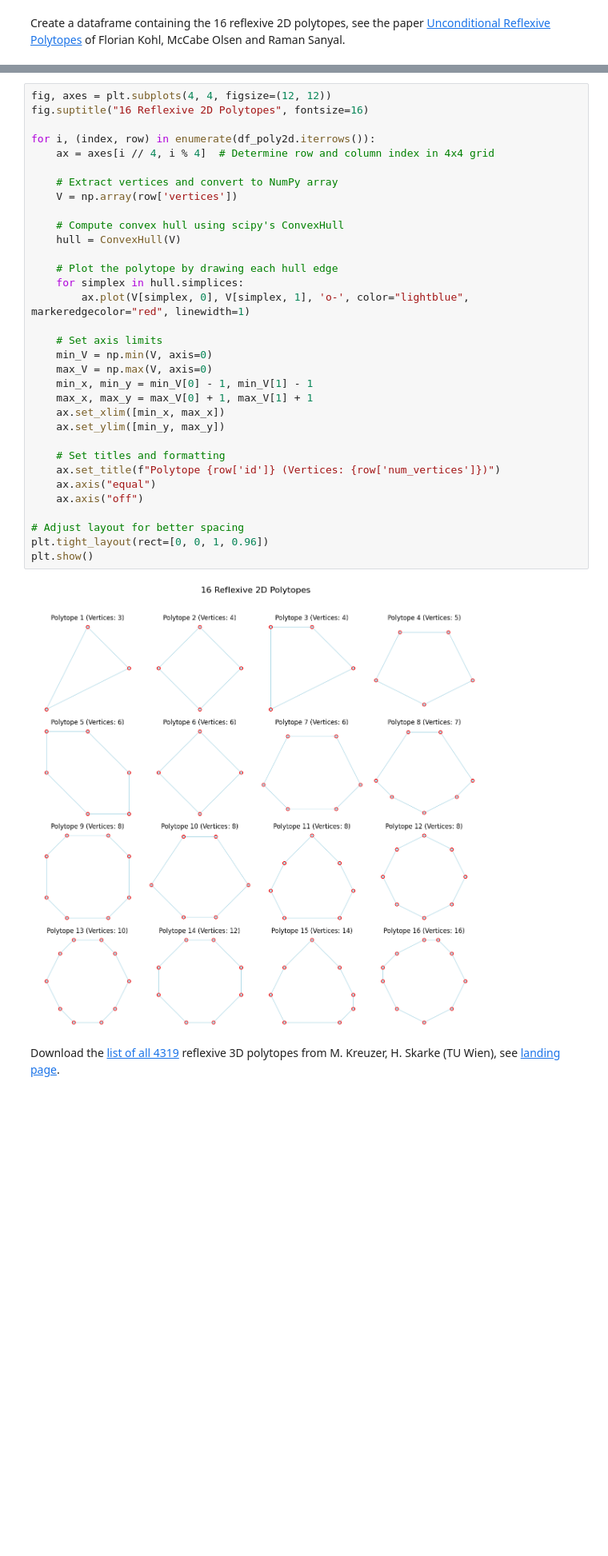
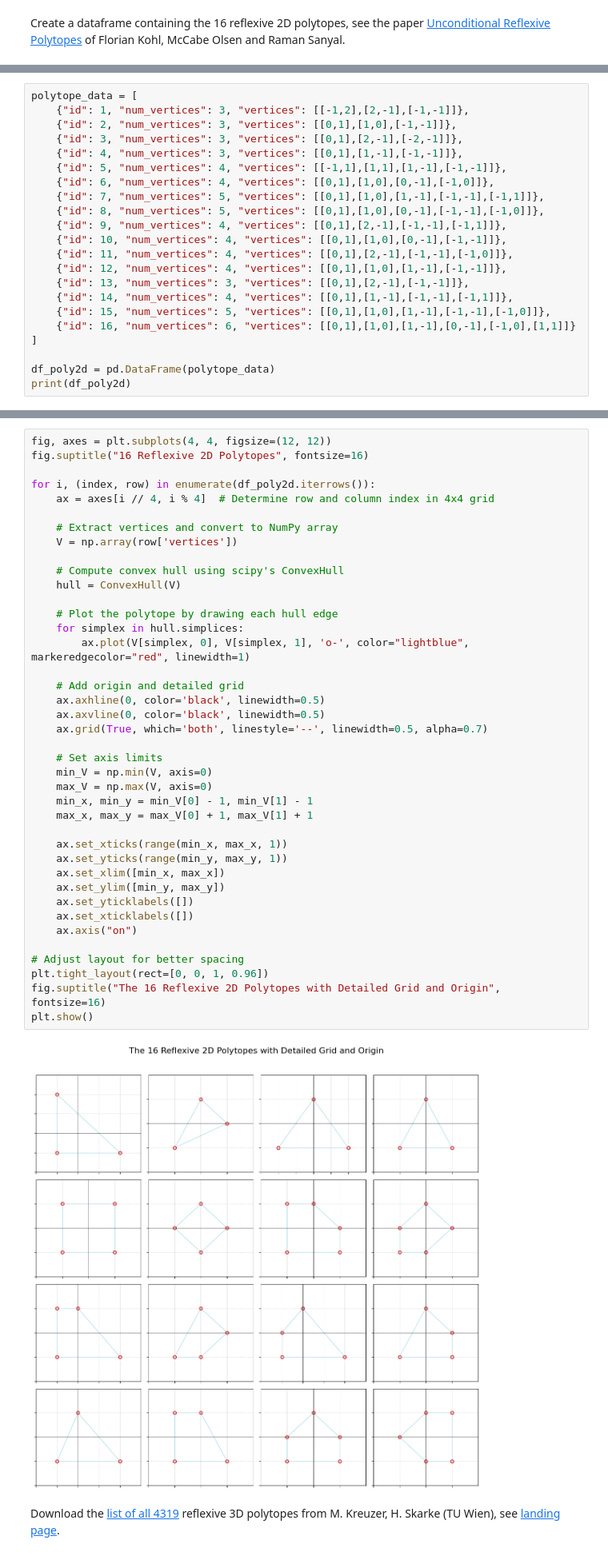
Before and after one commit to Sultanow/polytopes, a Jupyter notebook: python/notebooks/distribution_per_vertexcount.ipynb, the cells around one changed output, grey strips where cells are left out. Shown at 80% size. Drawn from its saved outputs; the diff is of its cells as text; blank space fills up the shorter version.

```diff
--- a/python/notebooks/distribution_per_vertexcount.ipynb
+++ b/python/notebooks/distribution_per_vertexcount.ipynb
@@ -86,0 +47,22 @@ print(df_poly2d)
+# %%
+polytope_data = [
+    {"id": 1, "num_vertices": 3, "vertices": [[-1,2],[2,-1],[-1,-1]]},
+    {"id": 2, "num_vertices": 3, "vertices": [[0,1],[1,0],[-1,-1]]},
+    {"id": 3, "num_vertices": 3, "vertices": [[0,1],[2,-1],[-2,-1]]},
+    {"id": 4, "num_vertices": 3, "vertices": [[0,1],[1,-1],[-1,-1]]},
+    {"id": 5, "num_vertices": 4, "vertices": [[-1,1],[1,1],[1,-1],[-1,-1]]},
+    {"id": 6, "num_vertices": 4, "vertices": [[0,1],[1,0],[0,-1],[-1,0]]},
+    {"id": 7, "num_vertices": 5, "vertices": [[0,1],[1,0],[1,-1],[-1,-1],[-1,1]]},
+    {"id": 8, "num_vertices": 5, "vertices": [[0,1],[1,0],[0,-1],[-1,-1],[-1,0]]},
+    {"id": 9, "num_vertices": 4, "vertices": [[0,1],[2,-1],[-1,-1],[-1,1]]},
+    {"id": 10, "num_vertices": 4, "vertices": [[0,1],[1,0],[0,-1],[-1,-1]]},
+    {"id": 11, "num_vertices": 4, "vertices": [[0,1],[2,-1],[-1,-1],[-1,0]]},
+    {"id": 12, "num_vertices": 4, "vertices": [[0,1],[1,0],[1,-1],[-1,-1]]},
+    {"id": 13, "num_vertices": 3, "vertices": [[0,1],[2,-1],[-1,-1]]},
+    {"id": 14, "num_vertices": 4, "vertices": [[0,1],[1,-1],[-1,-1],[-1,1]]},
+    {"id": 15, "num_vertices": 5, "vertices": [[0,1],[1,0],[1,-1],[-1,-1],[-1,0]]},
+    {"id": 16, "num_vertices": 6, "vertices": [[0,1],[1,0],[1,-1],[0,-1],[-1,0],[1,1]]}
+]
+
+df_poly2d = pd.DataFrame(polytope_data)
+print(df_poly2d)
@@ -87,38 +87,45 @@ print(df_poly2d)
 # %%
 fig, axes = plt.subplots(4, 4, figsize=(12, 12))
 fig.suptitle("16 Reflexive 2D Polytopes", fontsize=16)
 
 for i, (index, row) in enumerate(df_poly2d.iterrows()):
     ax = axes[i // 4, i % 4]  # Determine row and column index in 4x4 grid
 
     # Extract vertices and convert to NumPy array
     V = np.array(row['vertices'])
 
     # Compute convex hull using scipy's ConvexHull
     hull = ConvexHull(V)
 
     # Plot the polytope by drawing each hull edge
     for simplex in hull.simplices:
         ax.plot(V[simplex, 0], V[simplex, 1], 'o-', color="lightblue", markeredgecolor="red", linewidth=1)
 
+    # Add origin and detailed grid
+    ax.axhline(0, color='black', linewidth=0.5)
+    ax.axvline(0, color='black', linewidth=0.5)
+    ax.grid(True, which='both', linestyle='--', linewidth=0.5, alpha=0.7)
+
     # Set axis limits
     min_V = np.min(V, axis=0)
     max_V = np.max(V, axis=0)
     min_x, min_y = min_V[0] - 1, min_V[1] - 1
     max_x, max_y = max_V[0] + 1, max_V[1] + 1
+
+    ax.set_xticks(range(min_x, max_x, 1))
+    ax.set_yticks(range(min_y, max_y, 1))
     ax.set_xlim([min_x, max_x])
     ax.set_ylim([min_y, max_y])
-
-    # Set titles and formatting
-    ax.set_title(f"Polytope {row['id']} (Vertices: {row['num_vertices']})")
-    ax.axis("equal")
-    ax.axis("off")
+    ax.set_yticklabels([])
+    ax.set_xticklabels([])
+    ax.axis("on")
 
 # Adjust layout for better spacing
 plt.tight_layout(rect=[0, 0, 1, 0.96])
+fig.suptitle("The 16 Reflexive 2D Polytopes with Detailed Grid and Origin", fontsize=16)
 plt.show()
 # %% [output]
-[figure, old version]
+[figure, new version]
 # %% [markdown]
 Download the [list of all 4319](http://hep.itp.tuwien.ac.at/%7Ekreuzer/pub/K3/RefPoly.d3) reflexive 3D polytopes from M. Kreuzer, H. Skarke (TU Wien), see [landing page](http://hep.itp.tuwien.ac.at/~kreuzer/CY/CYk3.html).
 # %%
```
Also changed, not shown: parts of 5 cells of this notebook.
